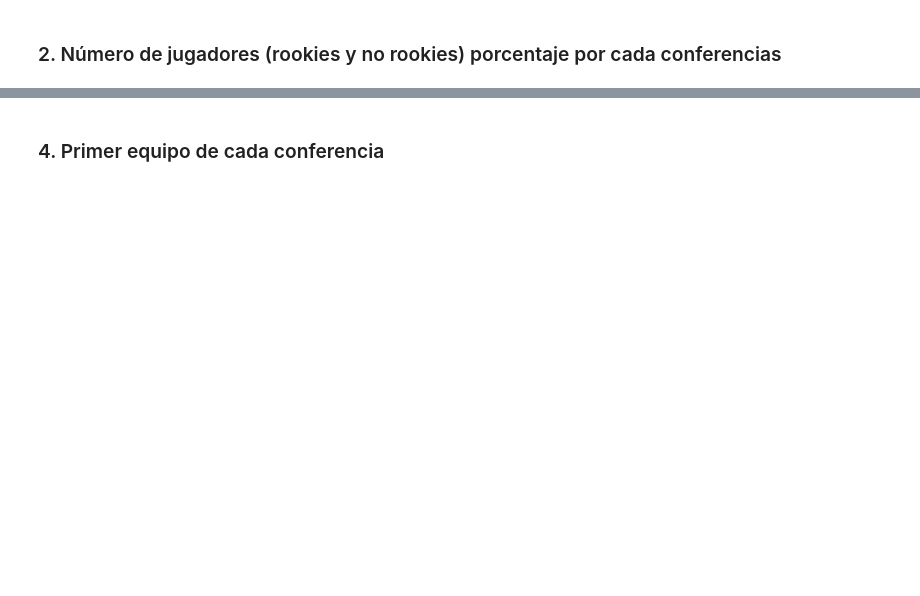
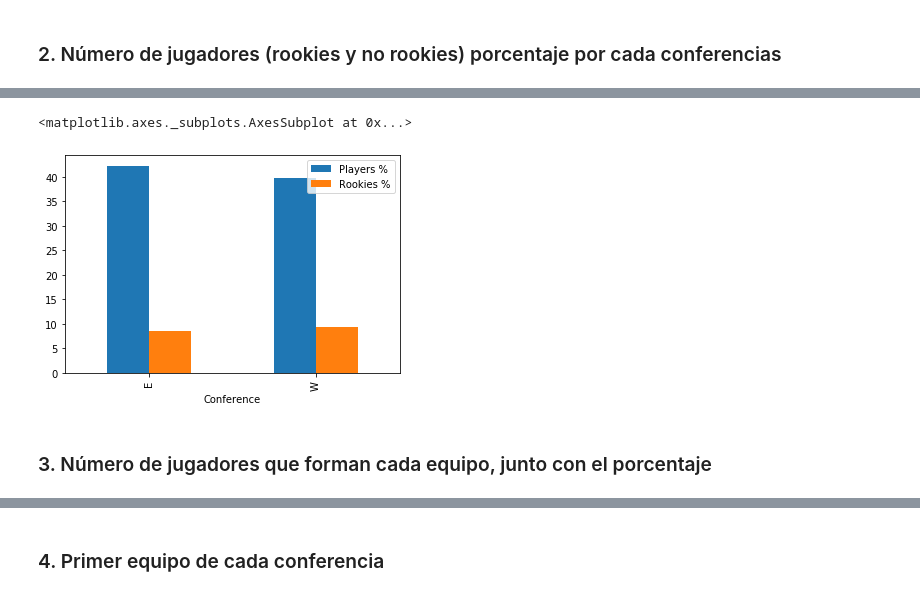
Before and after one commit to mapecode/nba-datawarehouse, a Jupyter notebook: Study.ipynb, the cells around one changed output, grey strips where cells are left out. Drawn from its saved outputs; the diff is of its cells as text; code cells hidden in the pictures; blank space fills up the shorter version.

```diff
--- a/Study.ipynb
+++ b/Study.ipynb
@@ -48,0 +39,8 @@ playersConf_df
+# %%
+# Diagrama de barras
+playersConf_df.plot(kind="bar", x="Conference")
+# %% [output]
+<matplotlib.axes._subplots.AxesSubplot at 0x...>
+[figure, added]
+# %% [markdown]
+### 3. Número de jugadores que forman cada equipo, junto con el porcentaje
```
Also changed, not shown: parts of 17 cells of this notebook, 1 other file.
